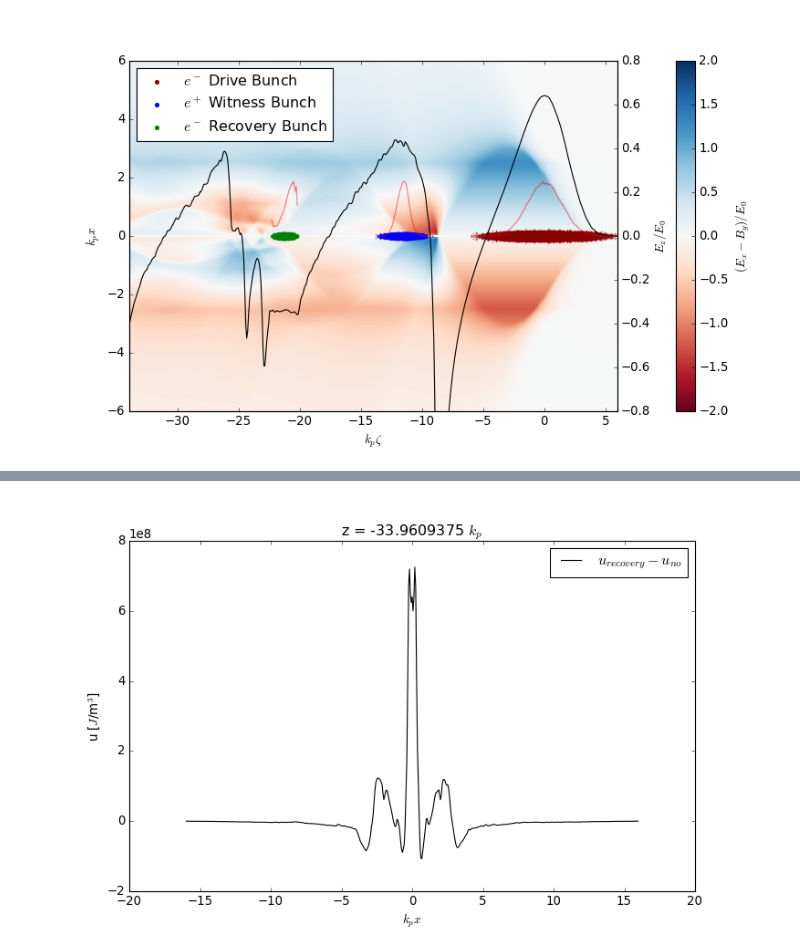
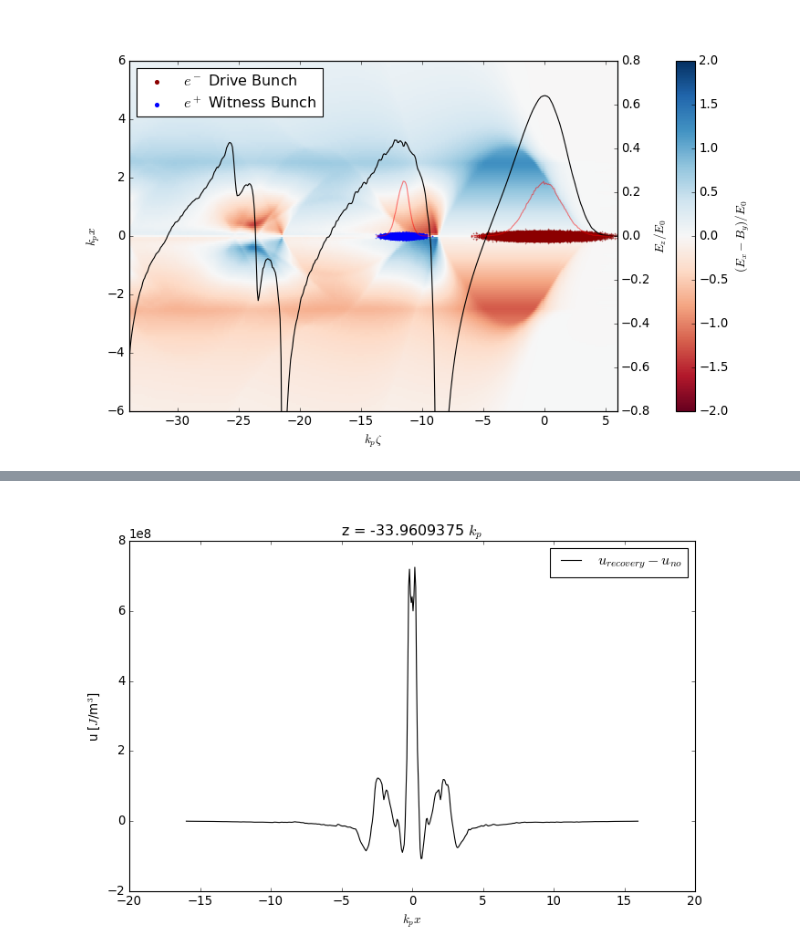
Before and after one commit to MaxVarverakis/PositronPWFA, a Jupyter notebook: brief_analysis.ipynb, the cells around one changed output, grey strips where cells are left out. Saved outputs shown, nothing was run; the diff lists cells and outputs as text; code cells hidden in the pictures.

```diff
--- a/brief_analysis.ipynb
+++ b/brief_analysis.ipynb
@@ -68,7 +68,11 @@ map_object4 = mcolors.LinearSegmentedColormap.from_list(name = 'bwrT', colors =
 # di = 'long'
 # di = 'salame'
 # di = 'salame2'
-di = 'standard'
+# di = 'salameTest'
+# di = 'standard'
+# di = 'forward'
+di = 'perhaps'
+# di = 'step'
 # di = 'domain'
 # di = 'no'
 # di = 'salame3'
@@ -439,12 +443,17 @@ def getProfile(iteration = 0, plot = False):
     plt.close()
 
     if plot:
-        plt.plot(info.z[maskD], nD, 'k--')
-        plt.plot(info.z[maskW], nW, 'k--')
-        plt.plot(info.z[maskR], nR, 'k--')
+        plt.plot(info.z[maskD], nD, 'r', alpha = .5)
+        plt.plot(info.z[maskW], nW, 'r', alpha = .5)
+        plt.plot(info.z[maskR], nR, 'r', alpha = .5)
 
 
     return nD, info.z[maskD], nW, info.z[maskW], nR, info.z[maskR]
+
+
+
+
+
 
 ####################################################################################################
 
@@ -459,7 +468,7 @@ def DWgetPlotData(iteration: int = 0) -> tuple:
 
     return ExmBy, info, Ez, xd, zd, xw, zw, ww, xw2, zw2, ww2
 
-def DWgetProfile(iteration = 0, plot = False):
+def DWgetProfile(iteration: int = 0, plot = False):
     i = iteration
     maskD, maskW, _ = bunchMask(recovery = False, iteration = i)
 
@@ -483,3 +492,6 @@ def DWgetProfile(iteration = 0, plot = False):
 
 
     return nD, info.z[maskD], nW, info.z[maskW]
+
+
+#
@@ -534,0 +763,10 @@ print(f'(Quick) Energy Transfer Efficiency : {quickEfficiency(pQuick, ipQuick, i
+# %%
+tsNo = LpaDiagnostics('/Users/max/HiPACE/recovery/diags/hdf5/recovery/no/', check_all_files = True)
+Ez, info = tsNo.get_field(field = 'Ez', iteration = i)
+ExmBy, _ = tsNo.get_field(field = 'ExmBy', iteration = i)
+EypBx, _ = tsNo.get_field(field = 'EypBx', iteration = i)
+By, _ = tsNo.get_field(field = 'By', iteration = i)
+Bx, _ = tsNo.get_field(field = 'Bx', iteration = i)
+Bz, _ = tsNo.get_field(field = 'Bz', iteration = i)
+
+electronInsituNo = diag.read_file('/Users/max/HiPACE/recovery/diags/insitu/recovery/no/reduced_electrons.0000.txt')
@@ -542,7 +821,7 @@ im = plt.pcolormesh(info.z, info.x, ExmBy.T, cmap = 'RdBu', vmin = -2, vmax = 2)
 plt.scatter(zd, xd, s = .02, color = 'darkred', label = '$e^-$ Drive Bunch')
 plt.scatter(zw, xw, s = .02, color = 'b', label = '$e^+$ Witness Bunch')
 plt.scatter(zw2, xw2, s = .02, color = 'b', label = '__nolegend__')
-plt.scatter(zr, xr, s = .02, color = 'g', label = '$e^-$ Recovery Bunch')
+# plt.scatter(zr, xr, s = .02, color = 'g', label = '$e^-$ Recovery Bunch')
 
 # plt.pcolormesh(info.z, info.x, np.transpose(jz_beam[:, len(info.x)//2]), cmap = 'RdBuT', vmin = -1e2, vmax = 1e2)
 
@@ -555,39 +834,39 @@ leg = plt.legend(scatterpoints = 1, loc = 'upper left', markerscale = 25)
 leg.remove()
 
 ax2 = plt.twinx()
-ax2.plot(info.z, Ez, color = 'black')
+ax2.plot(info.z, Ez[:, 255], color = 'black')
 ax2.set_ylim(-.8, .8)
 ax2.set_ylabel(r'$E_z/E_0$',  labelpad = 1)
 ax2.add_artist(leg)
 
 # o = 0.
 # ax2.plot(xD, .3 * profileD / max(profileD) + o, 'k--')
 # ax2.plot(xW, .25 * profileW / max(profileW) + o, 'k-')
 # ax2.plot(xR, .3 * profileR / max(profileR) + o, 'k--')
 
 # profileR = np.sum([gaussian(info.z[maskR], *params) for params in prof['recovery']], axis = 0)
 # ax2.plot(xR, .3 * profileR / max(profileR) + o, 'r--')
 # plt.hlines(o, info.zmin, info.zmax, color = 'gray', linestyle = '--')
 
 plt.plot(xD, .25 * profileD / max(profileD), 'r', alpha = .5)
 plt.plot(xW, .25 * profileW / max(profileW), 'r', alpha = .5)
-plt.plot(xR, .25 * profileR / max(profileR), 'r', alpha = .5)
+# plt.plot(xR, .25 * profileR / max(profileR), 'r', alpha = .5)
 
 # plt.plot(centers, .25 * pts / max(pts), c = 'r', ls = '-', alpha = .5)
 # plt.plot(centersW, .25 * ptsW / max(ptsW), c = 'r', ls = '-', alpha = .5)
 # plt.vlines(-21.3046875, info.xmin, info.xmax, color = 'gray', linestyle = '--')
 
 divider2 = make_axes_locatable(ax)
 cax2 = divider2.append_axes("right", size = "4%", pad = .8)
 divider3 = make_axes_locatable(ax2)
 cax3 = divider3.append_axes("right", size = "4%", pad = .8)
 cax3.remove()
 
 
 cb2 = plt.colorbar(im, cax = cax2)
 cb2.set_label(r'$(E_x - B_y)/E_0 $')
 # plt.savefig('images/basic.png', dpi = 300, bbox_inches = 'tight')
 plt.show()
 # %% [output]
-[figure, old version]
+[figure, new version]
 # %%
```
Also changed, not shown: parts of 28 cells of this notebook, 3 other files.
